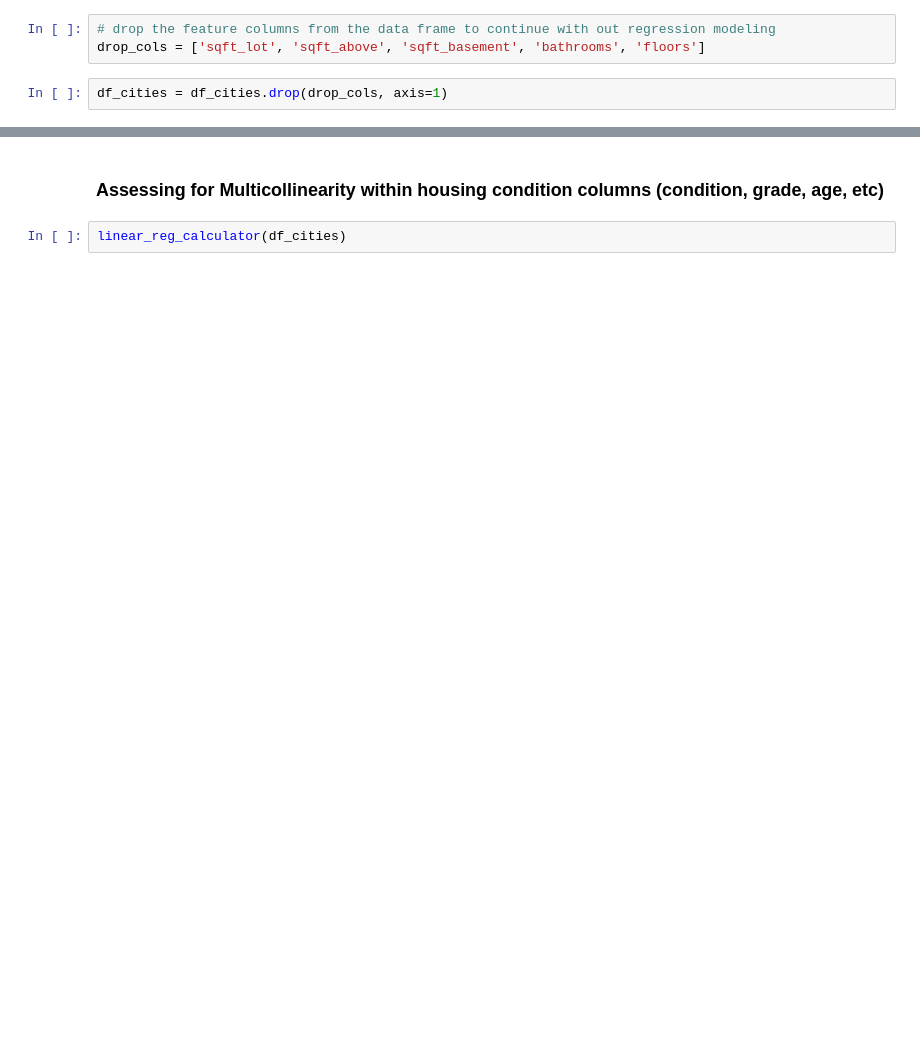
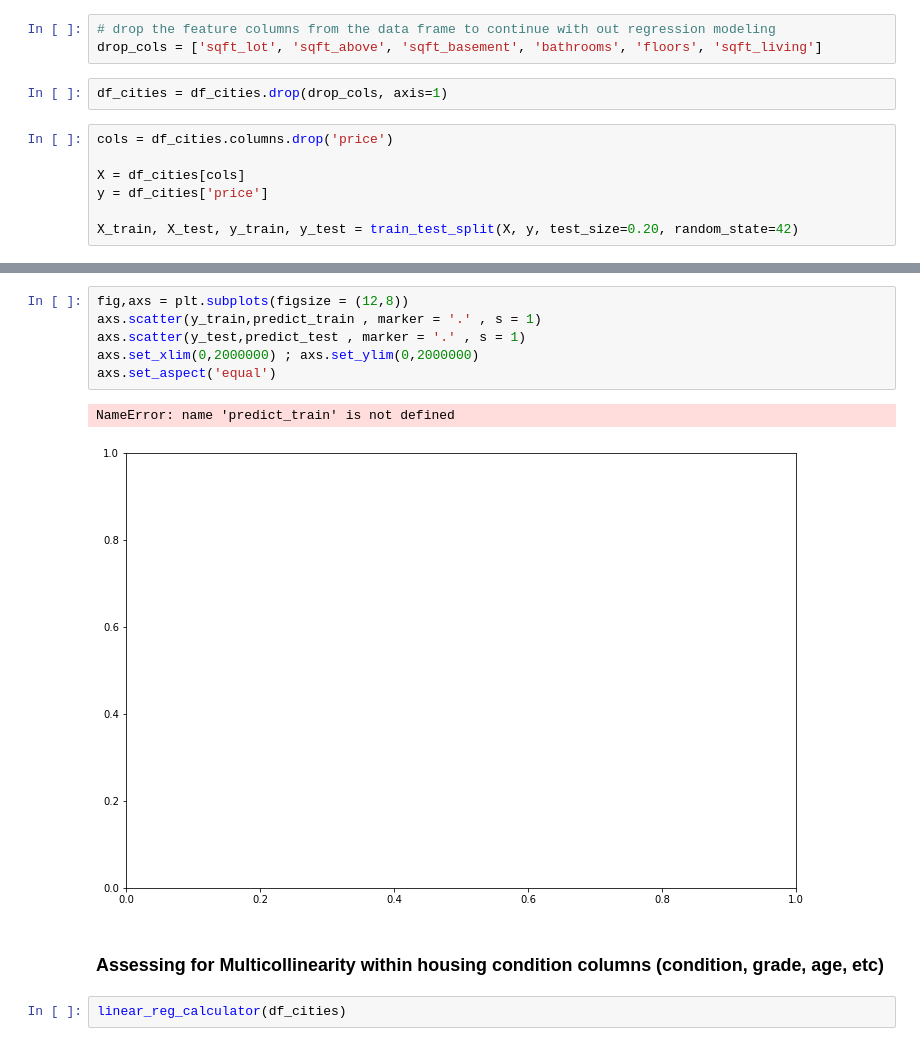
Before and after one commit to hannah-schurman/dsc-phase2-project, a Jupyter notebook: housing_sales_modeling_test.ipynb, the cells around one changed output, grey strips where cells are left out. Drawn from its saved outputs; the diff is of its cells as text; blank space fills up the shorter version.

```diff
--- a/housing_sales_modeling_test.ipynb
+++ b/housing_sales_modeling_test.ipynb
@@ -585,5 +606,12 @@ strong multicollinearity or other numerical problems.
 # %%
 # drop the feature columns from the data frame to continue with out regression modeling
-drop_cols = ['sqft_lot', 'sqft_above', 'sqft_basement', 'bathrooms', 'floors']
+drop_cols = ['sqft_lot', 'sqft_above', 'sqft_basement', 'bathrooms', 'floors', 'sqft_living']
 # %%
 df_cities = df_cities.drop(drop_cols, axis=1)
+# %%
+cols = df_cities.columns.drop('price')
+
+X = df_cities[cols]
+y = df_cities['price']
+
+X_train, X_test, y_train, y_test = train_test_split(X, y, test_size=0.20, random_state=42)
@@ -590,3 +631,12 @@ df_cities = df_cities.drop(drop_cols, axis=1)
+# %%
+fig,axs = plt.subplots(figsize = (12,8))
+axs.scatter(y_train,predict_train , marker = '.' , s = 1)
+axs.scatter(y_test,predict_test , marker = '.' , s = 1)
+axs.set_xlim(0,2000000) ; axs.set_ylim(0,2000000)
+axs.set_aspect('equal')
+# %% [output]
+NameError: name 'predict_train' is not defined
+[figure, added]
 # %% [markdown]
 ### Assessing for Multicollinearity within housing condition columns (condition, grade, age, etc)
 # %%
```
Also changed, not shown: parts of 18 cells of this notebook.
